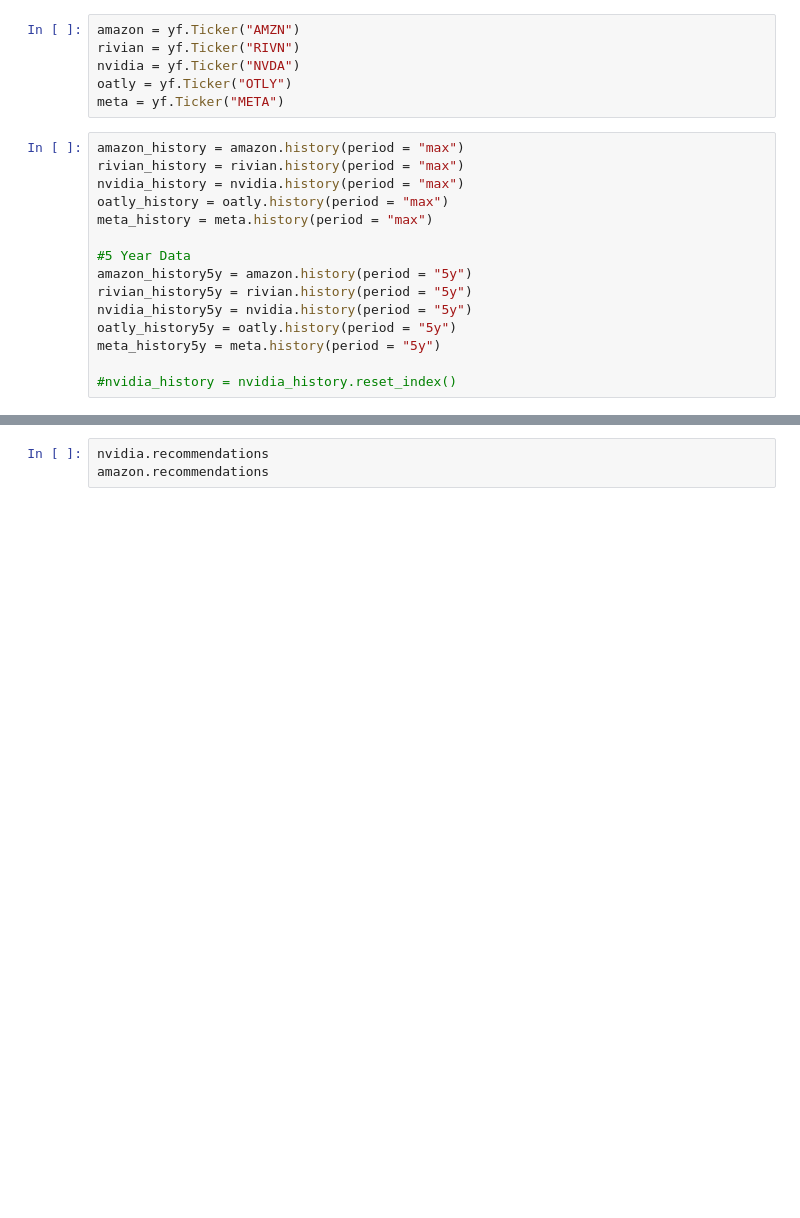
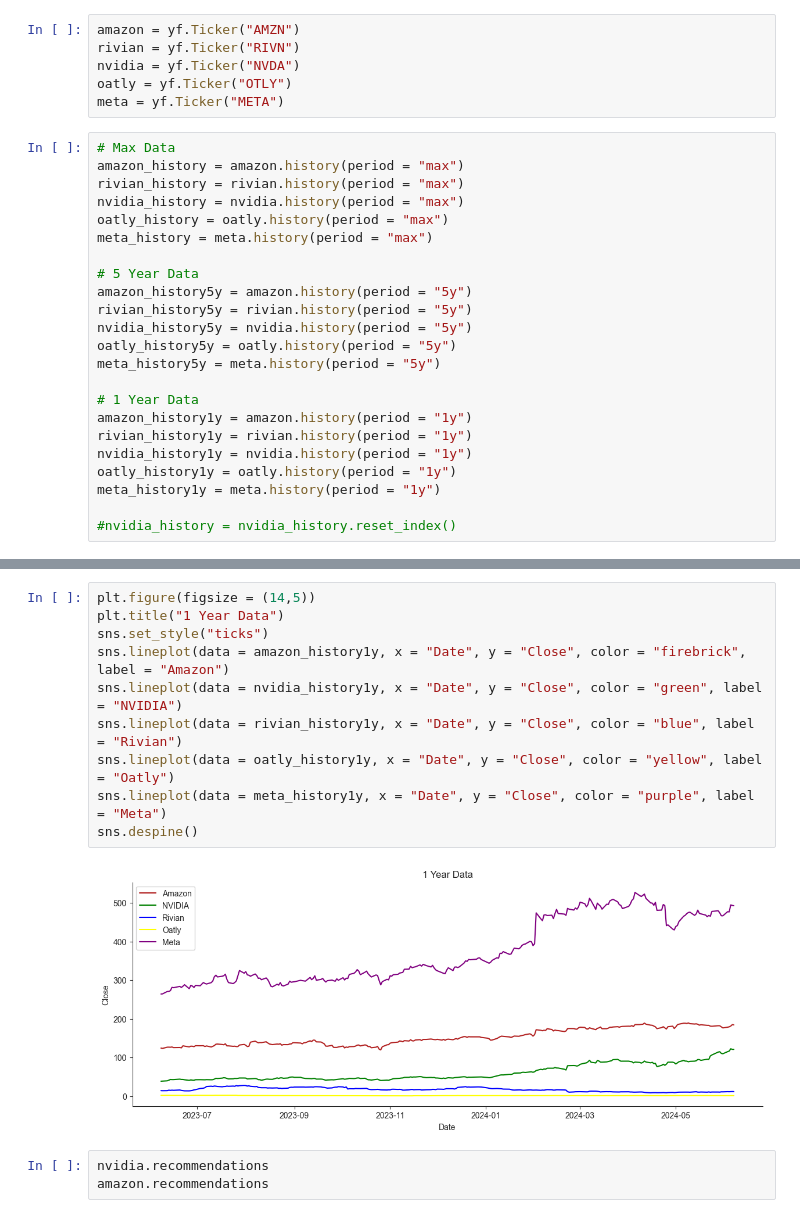
Before and after one commit to drad2042/StockProject, a Jupyter notebook: NewStock.ipynb, the cells around one changed output, grey strips where cells are left out. Cells and saved outputs as stored; diff of their text form; blank space fills up the shorter version.

```diff
--- a/NewStock.ipynb
+++ b/NewStock.ipynb
@@ -28,19 +28,27 @@ nvidia = yf.Ticker("NVDA")
 oatly = yf.Ticker("OTLY")
 meta = yf.Ticker("META")
 # %%
+# Max Data
 amazon_history = amazon.history(period = "max")
 rivian_history = rivian.history(period = "max")
 nvidia_history = nvidia.history(period = "max")
 oatly_history = oatly.history(period = "max")
 meta_history = meta.history(period = "max")
 
-#5 Year Data
+# 5 Year Data
 amazon_history5y = amazon.history(period = "5y")
 rivian_history5y = rivian.history(period = "5y")
 nvidia_history5y = nvidia.history(period = "5y")
 oatly_history5y = oatly.history(period = "5y")
 meta_history5y = meta.history(period = "5y")
 
+# 1 Year Data
+amazon_history1y = amazon.history(period = "1y")
+rivian_history1y = rivian.history(period = "1y")
+nvidia_history1y = nvidia.history(period = "1y")
+oatly_history1y = oatly.history(period = "1y")
+meta_history1y = meta.history(period = "1y")
+
 #nvidia_history = nvidia_history.reset_index()
 # %%
 plt.figure(figsize = (14,5))
@@ -67,3 +77,15 @@ sns.despine()
+# %%
+plt.figure(figsize = (14,5))
+plt.title("1 Year Data")
+sns.set_style("ticks")
+sns.lineplot(data = amazon_history1y, x = "Date", y = "Close", color = "firebrick", label = "Amazon")
+sns.lineplot(data = nvidia_history1y, x = "Date", y = "Close", color = "green", label = "NVIDIA")
+sns.lineplot(data = rivian_history1y, x = "Date", y = "Close", color = "blue", label = "Rivian")
+sns.lineplot(data = oatly_history1y, x = "Date", y = "Close", color = "yellow", label = "Oatly")
+sns.lineplot(data = meta_history1y, x = "Date", y = "Close", color = "purple", label = "Meta")
+sns.despine()
+# %% [output]
+[figure, added]
 # %%
 nvidia.recommendations
 amazon.recommendations
```
Also changed, not shown: parts of 2 cells of this notebook.
